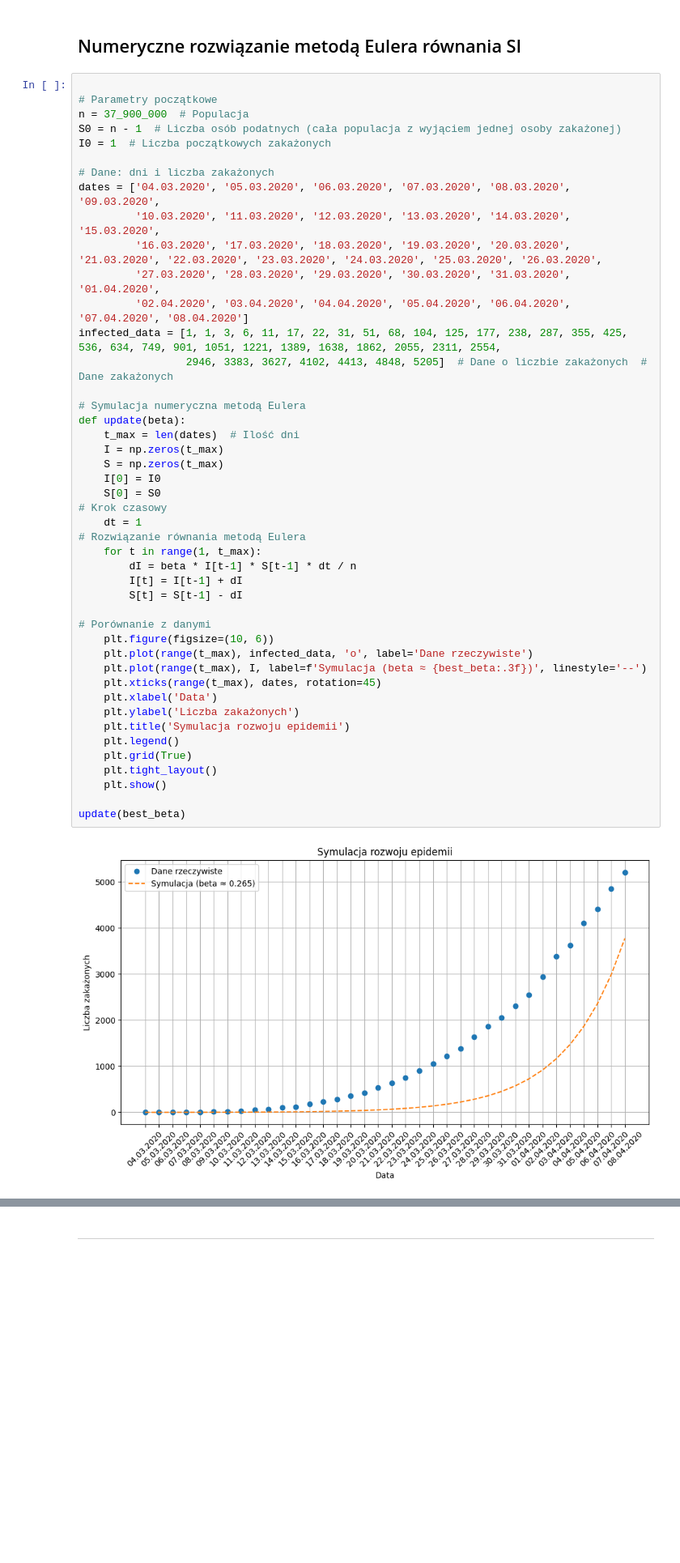
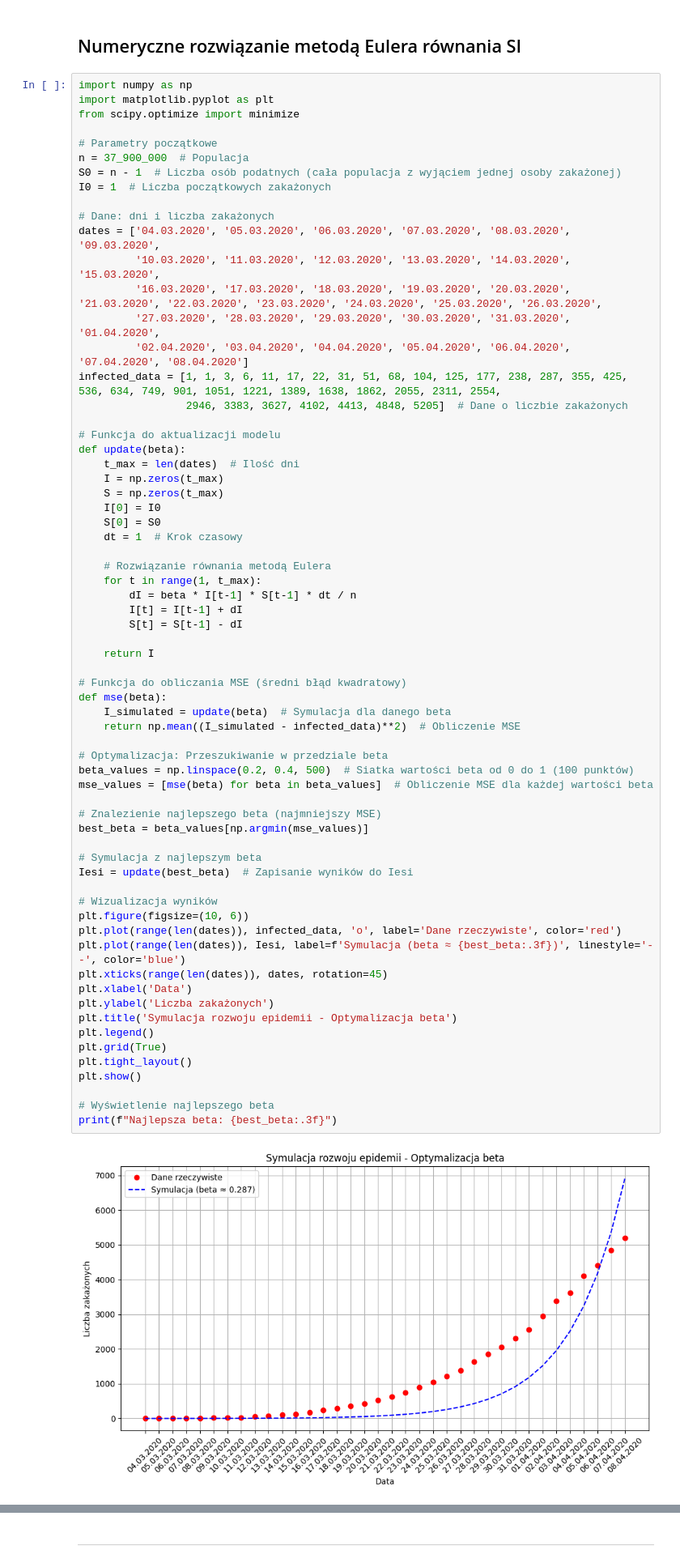
Before and after one commit to 277465/Modelowanie-Pandemii-Sars-cov-19, a Jupyter notebook: projekt.ipynb, the cells around one changed output, grey strips where cells are left out. Shown: that part at 81% size. Saved outputs shown, nothing was run; the diff lists cells and outputs as text; blank space fills up the shorter version.

```diff
--- a/projekt.ipynb
+++ b/projekt.ipynb
@@ -276,49 +219,70 @@ y_{n+1} = y_n + h \cdot f(x_n, y_n)
 # %% [markdown]
 ## Numeryczne rozwiązanie metodą Eulera równania SI
 # %%
+import numpy as np
+import matplotlib.pyplot as plt
+from scipy.optimize import minimize
 
 # Parametry początkowe
 n = 37_900_000  # Populacja
 S0 = n - 1  # Liczba osób podatnych (cała populacja z wyjąciem jednej osoby zakażonej)
 I0 = 1  # Liczba początkowych zakażonych
 
 # Dane: dni i liczba zakażonych
 dates = ['04.03.2020', '05.03.2020', '06.03.2020', '07.03.2020', '08.03.2020', '09.03.2020',
          '10.03.2020', '11.03.2020', '12.03.2020', '13.03.2020', '14.03.2020', '15.03.2020',
          '16.03.2020', '17.03.2020', '18.03.2020', '19.03.2020', '20.03.2020', '21.03.2020', '22.03.2020', '23.03.2020', '24.03.2020', '25.03.2020', '26.03.2020',
          '27.03.2020', '28.03.2020', '29.03.2020', '30.03.2020', '31.03.2020', '01.04.2020',
          '02.04.2020', '03.04.2020', '04.04.2020', '05.04.2020', '06.04.2020', '07.04.2020', '08.04.2020']
 infected_data = [1, 1, 3, 6, 11, 17, 22, 31, 51, 68, 104, 125, 177, 238, 287, 355, 425, 536, 634, 749, 901, 1051, 1221, 1389, 1638, 1862, 2055, 2311, 2554,
-                 2946, 3383, 3627, 4102, 4413, 4848, 5205]  # Dane o liczbie zakażonych  # Dane zakażonych
+                 2946, 3383, 3627, 4102, 4413, 4848, 5205]  # Dane o liczbie zakażonych
 
-# Symulacja numeryczna metodą Eulera
+# Funkcja do aktualizacji modelu
 def update(beta):
     t_max = len(dates)  # Ilość dni
     I = np.zeros(t_max)
     S = np.zeros(t_max)
     I[0] = I0
     S[0] = S0
-# Krok czasowy
-    dt = 1
-# Rozwiązanie równania metodą Eulera
+    dt = 1  # Krok czasowy
+
+    # Rozwiązanie równania metodą Eulera
     for t in range(1, t_max):
         dI = beta * I[t-1] * S[t-1] * dt / n
         I[t] = I[t-1] + dI
         S[t] = S[t-1] - dI
 
-# Porównanie z danymi
-    plt.figure(figsize=(10, 6))
-    plt.plot(range(t_max), infected_data, 'o', label='Dane rzeczywiste')
-    plt.plot(range(t_max), I, label=f'Symulacja (beta ≈ {best_beta:.3f})', linestyle='--')
-    plt.xticks(range(t_max), dates, rotation=45)
-    plt.xlabel('Data')
-    plt.ylabel('Liczba zakażonych')
-    plt.title('Symulacja rozwoju epidemii')
-    plt.legend()
-    plt.grid(True)
-    plt.tight_layout()
-    plt.show()
+    return I
 
-update(best_beta)
+# Funkcja do obliczania MSE (średni błąd kwadratowy)
+def mse(beta):
+    I_simulated = update(beta)  # Symulacja dla danego beta
+    return np.mean((I_simulated - infected_data)**2)  # Obliczenie MSE
+
+# Optymalizacja: Przeszukiwanie w przedziale beta
+beta_values = np.linspace(0.2, 0.4, 500)  # Siatka wartości beta od 0 do 1 (100 punktów)
+mse_values = [mse(beta) for beta in beta_values]  # Obliczenie MSE dla każdej wartości beta
+
+# Znalezienie najlepszego beta (najmniejszy MSE)
+best_beta = beta_values[np.argmin(mse_values)]
+
+# Symulacja z najlepszym beta
+Iesi = update(best_beta)  # Zapisanie wyników do Iesi
+
+# Wizualizacja wyników
+plt.figure(figsize=(10, 6))
+plt.plot(range(len(dates)), infected_data, 'o', label='Dane rzeczywiste', color='red')
+plt.plot(range(len(dates)), Iesi, label=f'Symulacja (beta ≈ {best_beta:.3f})', linestyle='--', color='blue')
+plt.xticks(range(len(dates)), dates, rotation=45)
+plt.xlabel('Data')
+plt.ylabel('Liczba zakażonych')
+plt.title('Symulacja rozwoju epidemii - Optymalizacja beta')
+plt.legend()
+plt.grid(True)
+plt.tight_layout()
+plt.show()
+
+# Wyświetlenie najlepszego beta
+print(f"Najlepsza beta: {best_beta:.3f}")
 # %% [output]
-[figure, old version]
+[figure, new version]
```
Also changed, not shown: parts of 12 cells of this notebook.
